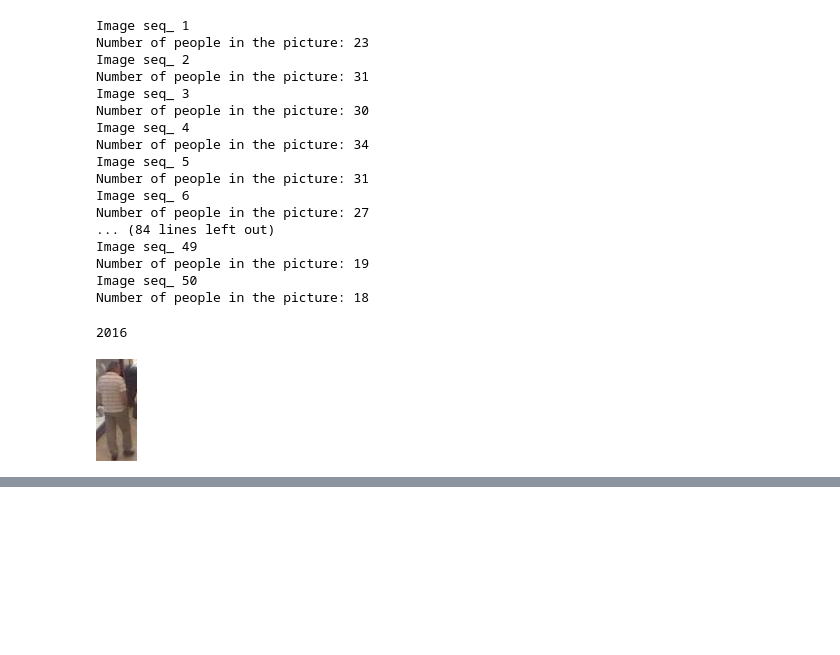
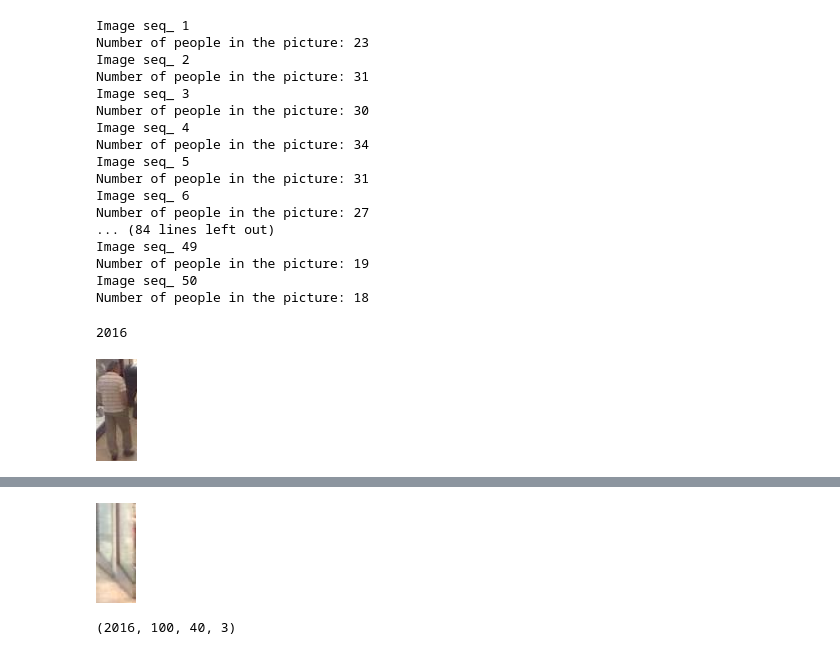
Before and after one commit to liuchentue/SVM-based-human-detection, a Jupyter notebook: Faster_RCNN.ipynb, the cells around one changed output, grey strips where cells are left out. Cells and saved outputs as stored; diff of their text form; code cells hidden in the pictures; blank space fills up the shorter version.

```diff
--- a/Faster_RCNN.ipynb
+++ b/Faster_RCNN.ipynb
@@ -221,3 +227,12 @@ cv2_imshow(person_dataset[0])
 # %% [output]
 2016
 [figure]
+# %%
+resized_person_set=[]
+for i in range(len(person_dataset)):
+  resized = cv2.resize(person_dataset[i], (40,100), interpolation = cv2.INTER_AREA)
+  resized_person_set.append(resized)
+#Save the person_dataset
+np_person_dataset = np.array(resized_person_set)
+print(np_person_dataset.shape)
+np.save("person_dataset", np_person_dataset, allow_pickle=True)
@@ -247,0 +288,10 @@ cv2_imshow(tmpset[0])
+# %%
+tmpset=[]
+for i in range (100):
+  pb=[]
+  tim=images[i].copy()
+  Identifyperson(tim,pb)
+  person_bounds = cropandfill(tim,pb)
+  tmpset.append((tim, person_bounds))
+cv2_imshow(tmpset[0][0])
+print(tmpset[0][1])
@@ -247,0 +338,12 @@ cv2_imshow(tmpset[0])
+# %%
+cv2_imshow(non_person_dataset[130])
+
+import numpy as np
+
+# save the non-person dataset
+np_non_person_dataset = np.array(non_person_dataset)
+print(np_non_person_dataset.shape)
+np.save("non_person_dataset", np_non_person_dataset, allow_pickle=True)
+# %% [output]
+[figure, added]
+(2016, 100, 40, 3)
```
Also changed, not shown: parts of 12 cells of this notebook.
